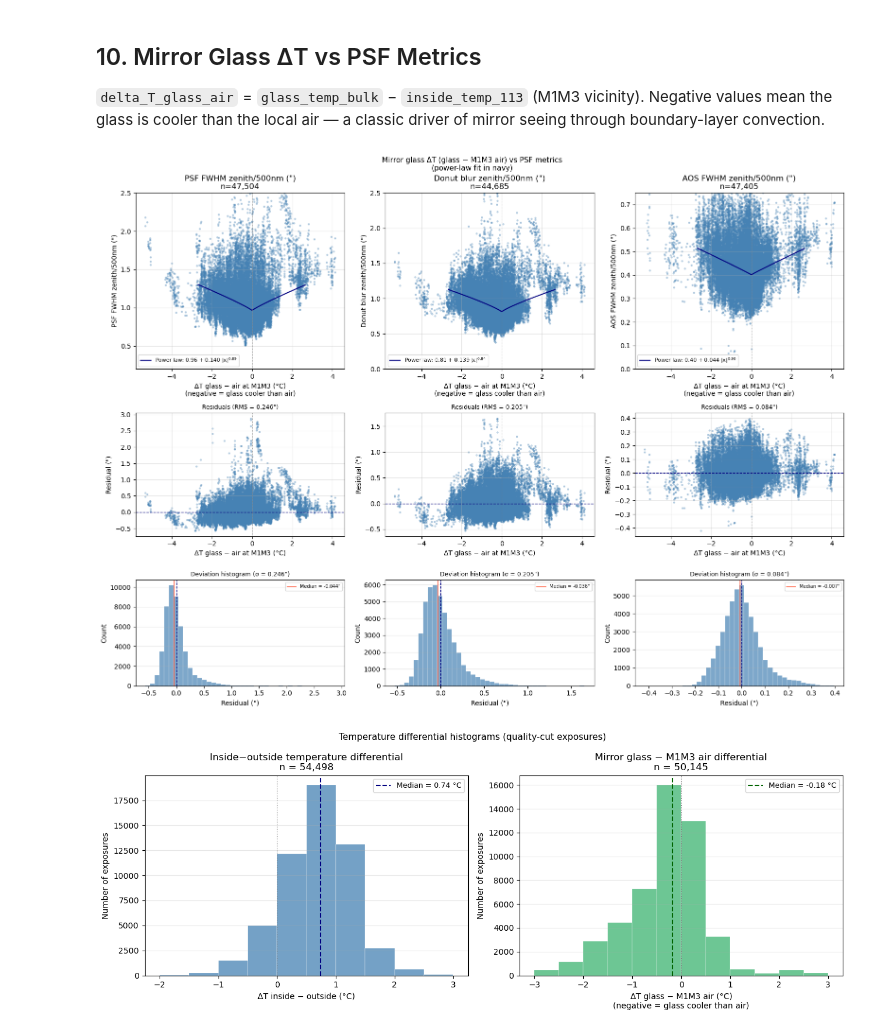
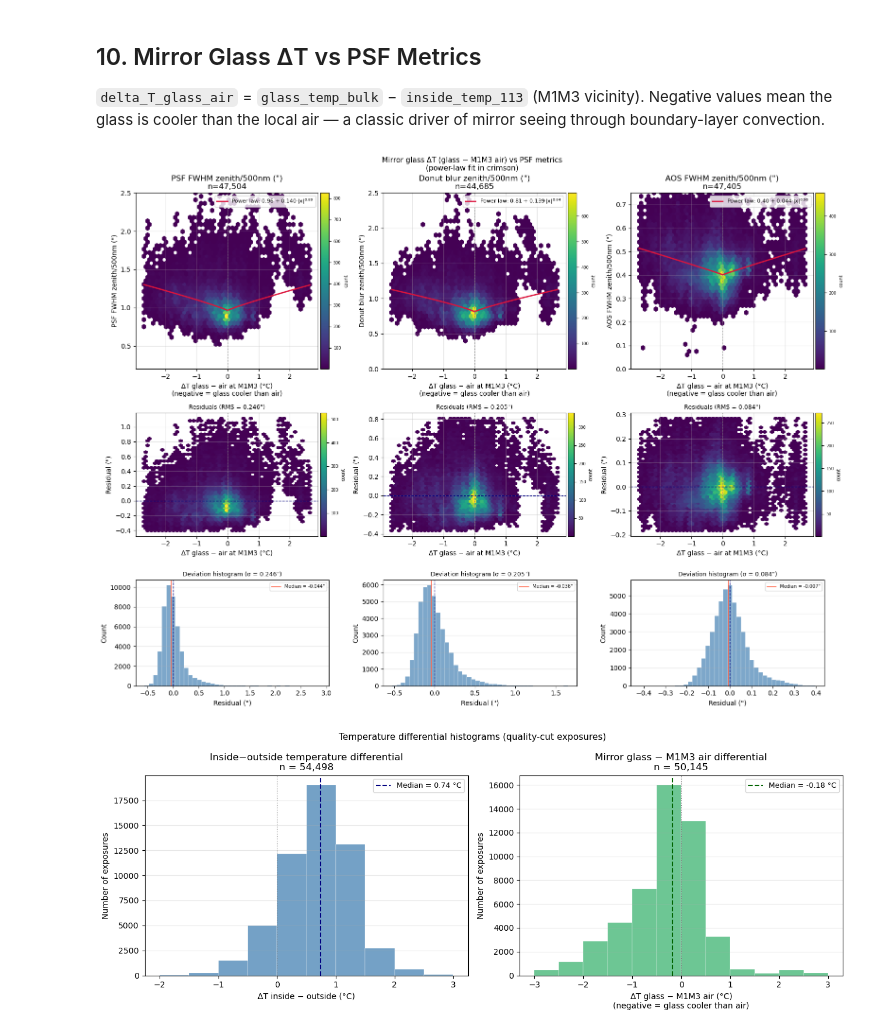
Before and after one commit to bstalder/notebooks, a Jupyter notebook: earlyoperations/thermal/ThermalDifferential_PSF_Impact.ipynb, the cells around one changed output. Drawn from its saved outputs; the diff is of its cells as text; code cells hidden in the pictures.

```diff
--- a/earlyoperations/thermal/ThermalDifferential_PSF_Impact.ipynb
+++ b/earlyoperations/thermal/ThermalDifferential_PSF_Impact.ipynb
@@ -1071,20 +1086,18 @@ for col, (metric, ylabel, ymin, ymax) in enumerate(psf_metrics):
         ax_hist.set_visible(False)
         continue
 
-    ax.scatter(
-        sub["delta_T_111_113"], sub[metric],
-        color="steelblue", s=5, alpha=0.3,
-    )
 
     _x = sub["delta_T_111_113"].values
     _y = sub[metric].values
     _x_lo, _x_hi = np.nanpercentile(_x, [0.5, 99.5])
     _x_line = np.linspace(_x_lo, _x_hi, 300)
+    _density_panel(fig, ax, _x, _y, (_x_lo, _x_hi), (ymin, ymax))
     _y_fit, _fit_lbl, _popt = _pl_fit(_x, _y, _x_line)
     if _y_fit is not None:
-        ax.plot(_x_line, _y_fit, color="navy", lw=1.5, label=_fit_lbl)
+        ax.plot(_x_line, _y_fit, color="crimson", lw=2, label=_fit_lbl)
         residuals = _y - _pl_model(_x, *_popt)
-        ax_res.scatter(_x, residuals, color="steelblue", s=5, alpha=0.3)
+        _r_lo, _r_hi = np.nanpercentile(residuals, [0.5, 99.5])
+        _density_panel(fig, ax_res, _x, residuals, (_x_lo, _x_hi), (_r_lo, _r_hi))
         ax_res.axhline(0, color="navy", lw=1.0, ls="--")
         rms = np.sqrt(np.nanmean(residuals**2))
         ax_res.set_title(f'Residuals (RMS = {rms:.3f}")', fontsize=9)
@@ -1116,7 +1129,7 @@ for col, (metric, ylabel, ymin, ymax) in enumerate(psf_metrics):
     ax_res.grid(True, alpha=0.3)
 
 fig.suptitle("Intra-dome vertical temperature gradient vs PSF metrics\n"
-             "(power-law fit in navy)",
+             "(power-law fit in crimson)",
              fontsize=11)
 plt.tight_layout()
 # %% [output]
@@ -1141,20 +1154,18 @@ for col, (metric, ylabel, ymin, ymax) in enumerate(psf_metrics):
         ax_hist.set_visible(False)
         continue
 
-    ax.scatter(
-        sub["turb_speed_110"], sub[metric],
-        color="steelblue", s=5, alpha=0.3,
-    )
 
     _x = sub["turb_speed_110"].values
     _y = sub[metric].values
     _x_lo, _x_hi = np.nanpercentile(_x, [0.5, 99.5])
     _x_line = np.linspace(_x_lo, _x_hi, 300)
+    _density_panel(fig, ax, _x, _y, (_x_lo, _x_hi), (ymin, ymax))
     _y_fit, _fit_lbl, _popt = _pl_fit(_x, _y, _x_line)
     if _y_fit is not None:
-        ax.plot(_x_line, _y_fit, color="navy", lw=1.5, label=_fit_lbl)
+        ax.plot(_x_line, _y_fit, color="crimson", lw=2, label=_fit_lbl)
         residuals = _y - _pl_model(_x, *_popt)
-        ax_res.scatter(_x, residuals, color="steelblue", s=5, alpha=0.3)
+        _r_lo, _r_hi = np.nanpercentile(residuals, [0.5, 99.5])
+        _density_panel(fig, ax_res, _x, residuals, (_x_lo, _x_hi), (_r_lo, _r_hi))
         ax_res.axhline(0, color="navy", lw=1.0, ls="--")
         rms = np.sqrt(np.nanmean(residuals**2))
         ax_res.set_title(f'Residuals (RMS = {rms:.3f}")', fontsize=9)
@@ -1184,7 +1195,7 @@ for col, (metric, ylabel, ymin, ymax) in enumerate(psf_metrics):
     ax_res.grid(True, alpha=0.3)
 
 fig.suptitle("Dome turbulence speed (ESS:110) vs PSF metrics\n"
-             "(power-law fit in navy)",
+             "(power-law fit in crimson)",
              fontsize=11)
 plt.tight_layout()
 # %% [output]
@@ -1210,20 +1221,18 @@ for col, (metric, ylabel, ymin, ymax) in enumerate(psf_metrics):
         ax_hist.set_visible(False)
         continue
 
-    ax.scatter(
-        sub["delta_T_glass_air"], sub[metric],
-        color="steelblue", s=5, alpha=0.3,
-    )
 
     _x = sub["delta_T_glass_air"].values
     _y = sub[metric].values
     _x_lo, _x_hi = np.nanpercentile(_x, [0.5, 99.5])
     _x_line = np.linspace(_x_lo, _x_hi, 300)
+    _density_panel(fig, ax, _x, _y, (_x_lo, _x_hi), (ymin, ymax))
     _y_fit, _fit_lbl, _popt = _pl_fit(_x, _y, _x_line)
     if _y_fit is not None:
-        ax.plot(_x_line, _y_fit, color="navy", lw=1.5, label=_fit_lbl)
+        ax.plot(_x_line, _y_fit, color="crimson", lw=2, label=_fit_lbl)
         residuals = _y - _pl_model(_x, *_popt)
-        ax_res.scatter(_x, residuals, color="steelblue", s=5, alpha=0.3)
+        _r_lo, _r_hi = np.nanpercentile(residuals, [0.5, 99.5])
+        _density_panel(fig, ax_res, _x, residuals, (_x_lo, _x_hi), (_r_lo, _r_hi))
         ax_res.axhline(0, color="navy", lw=1.0, ls="--")
         rms = np.sqrt(np.nanmean(residuals**2))
         ax_res.set_title(f'Residuals (RMS = {rms:.3f}")', fontsize=9)
@@ -1231,35 +1240,35 @@ for col, (metric, ylabel, ymin, ymax) in enumerate(psf_metrics):
         ax_hist.hist(residuals, bins=40, color="steelblue", alpha=0.7, edgecolor="white", lw=0.3)
         ax_hist.axvline(0, color="navy", lw=1.0, ls="--")
         ax_hist.axvline(np.nanmedian(residuals), color="tomato", lw=1.2, ls="-",
                         label=f"Median = {np.nanmedian(residuals):.3f}\"")
         ax_hist.set_xlabel('Residual (")')
         ax_hist.set_ylabel("Count")
         ax_hist.set_title(f"Deviation histogram (σ = {np.nanstd(residuals):.3f}\")", fontsize=9)
         ax_hist.legend(fontsize=7)
         ax_hist.grid(True, alpha=0.3, axis="y")
     else:
         ax_res.text(0.5, 0.5, "No fit", ha="center", va="center", transform=ax_res.transAxes)
         ax_hist.set_visible(False)
 
     ax.set_xlabel("ΔT glass − air at M1M3 (°C)\n(negative = glass cooler than air)")
     ax.set_ylabel(ylabel)
     ax.set_ylim(ymin, ymax)
     ax.axvline(0, color="grey", lw=0.8, linestyle=":")
     ax.set_title(f"{ylabel}\nn={len(sub):,}")
     ax.legend(fontsize=8)
     ax.grid(True, alpha=0.3)
 
     ax_res.set_xlabel("ΔT glass − air at M1M3 (°C)")
     ax_res.set_ylabel('Residual (")')
     ax_res.axvline(0, color="grey", lw=0.8, linestyle=":")
     ax_res.grid(True, alpha=0.3)
 
 fig.suptitle("Mirror glass ΔT (glass − M1M3 air) vs PSF metrics\n"
-             "(power-law fit in navy)",
+             "(power-law fit in crimson)",
              fontsize=11)
 plt.tight_layout()
 # %% [output]
-[figure, old version]
+[figure, new version]
 # %%
 fig, axes = plt.subplots(1, 2, figsize=(13, 5))
 
```
Also changed, not shown: parts of 4 cells of this notebook.
